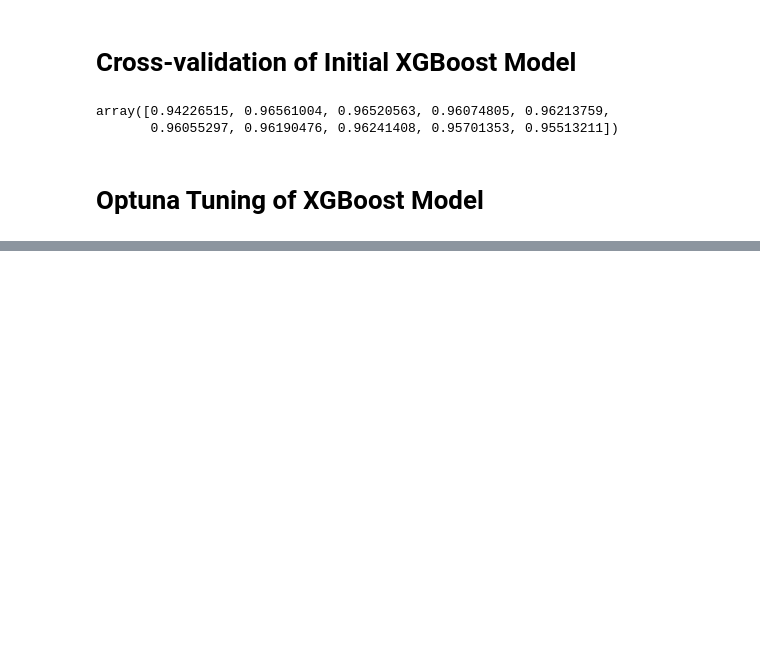
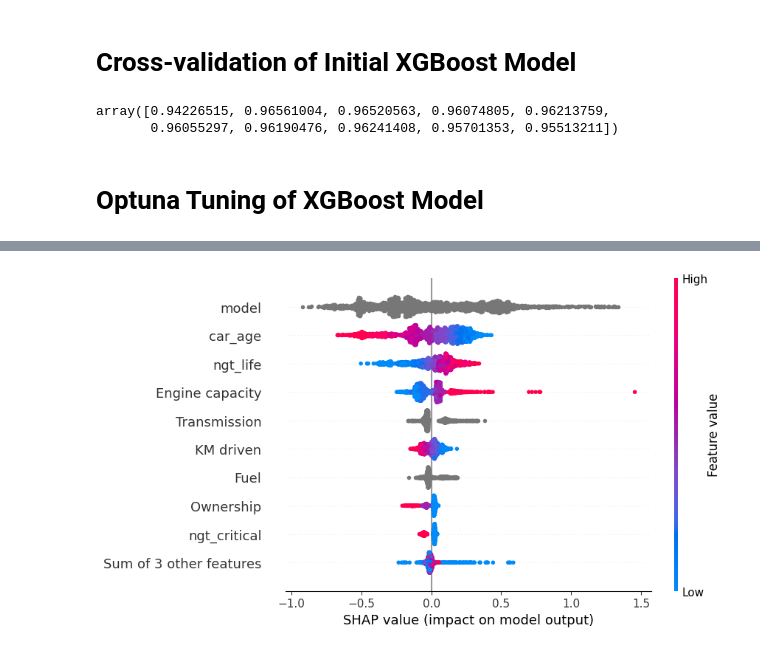
Before and after one commit to fida-z/smart-buy-classifier, a Jupyter notebook: notebooks/4.xgboost.ipynb, the cells around one changed output, grey strips where cells are left out. Cells and saved outputs as stored; diff of their text form; code cells hidden in the pictures; blank space fills up the shorter version.

```diff
--- a/notebooks/4.xgboost.ipynb
+++ b/notebooks/4.xgboost.ipynb
@@ -163,0 +189,4 @@ vis.plot_optimization_history(study=study)
+# %%
+shap.plots.beeswarm(shap_vals)
+# %% [output]
+[figure, added]
```
Also changed, not shown: parts of 8 cells of this notebook.
